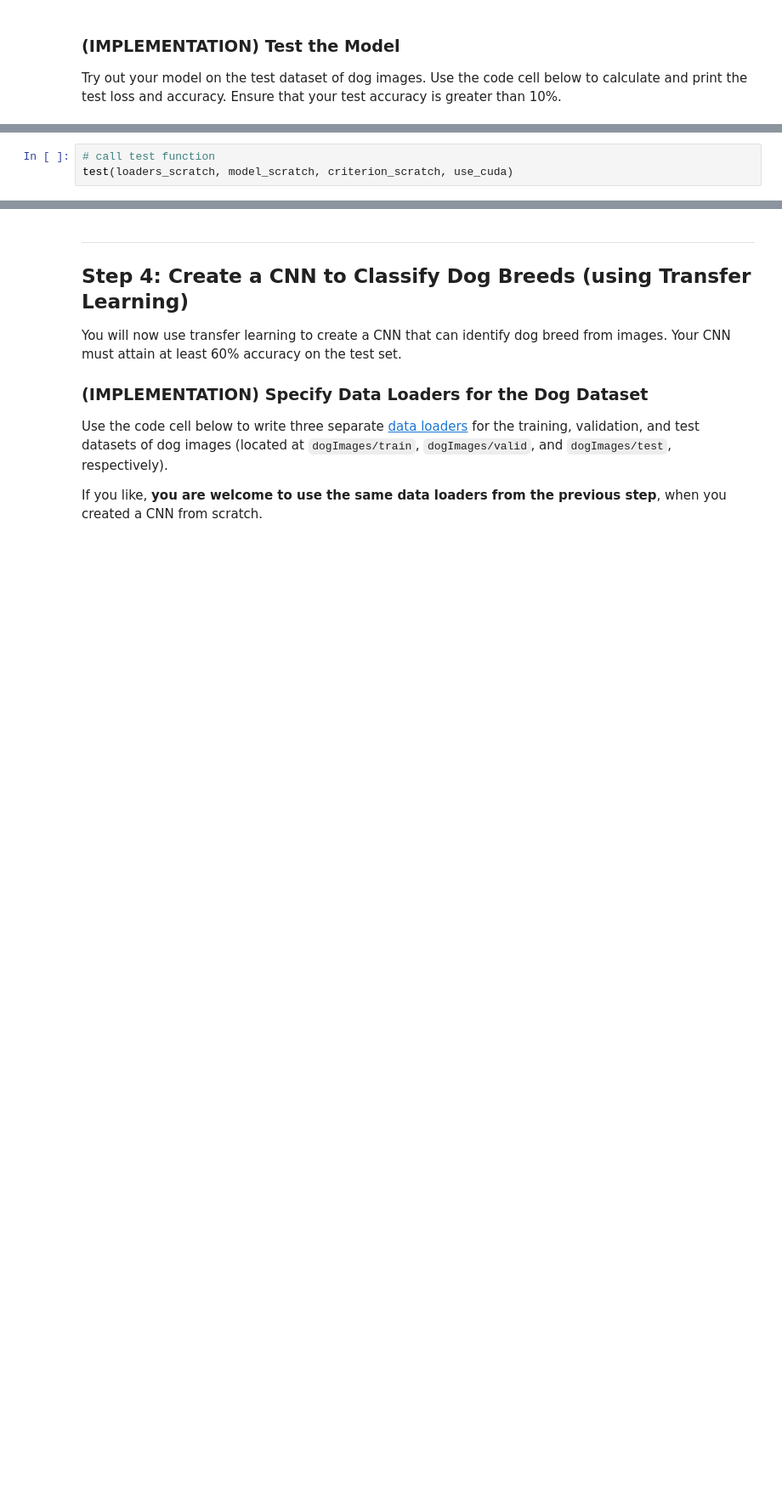
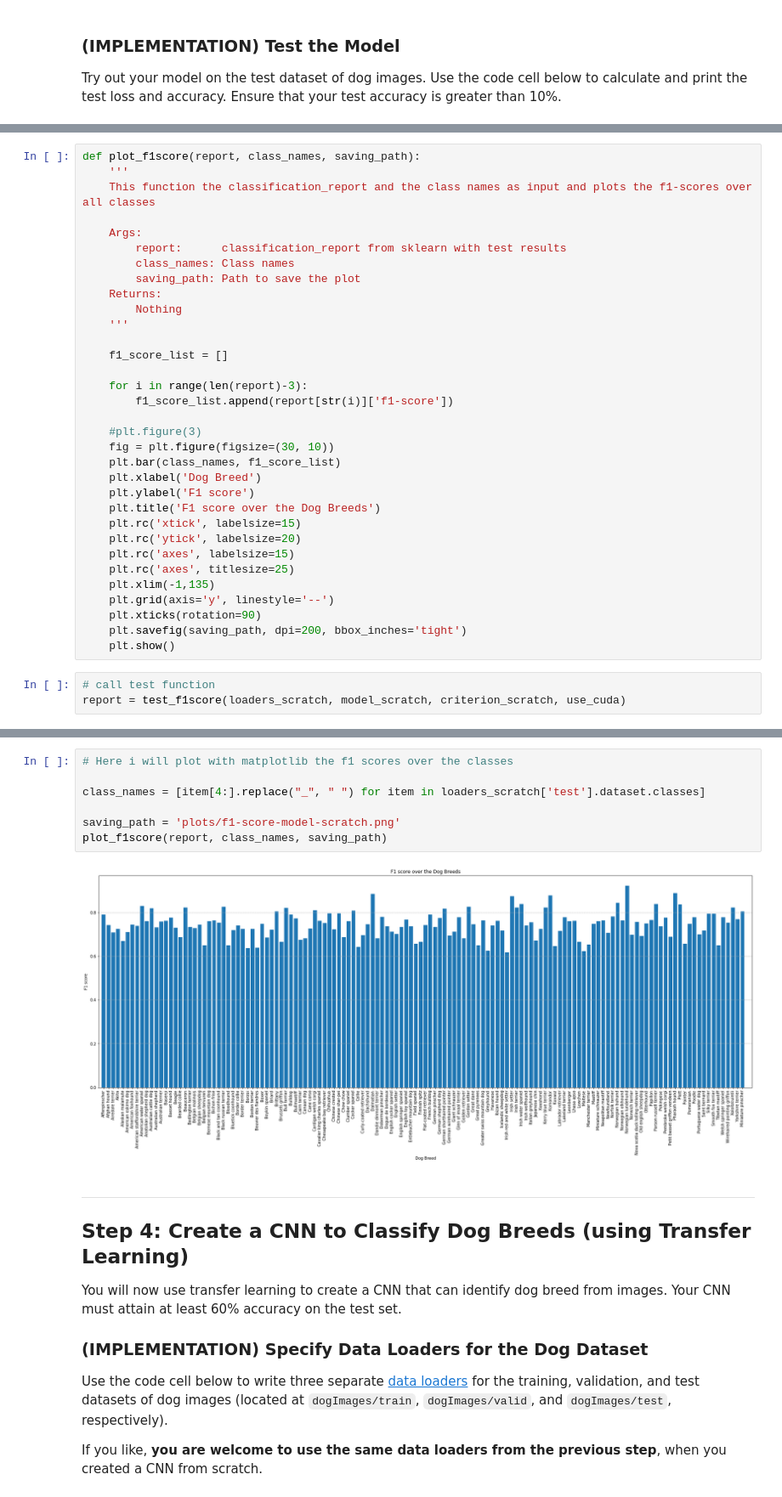
Before and after one commit to BayTown/UD-MLND-Dog-Breed-Classifier, a Jupyter notebook: dog_app.ipynb, the cells around one changed output, grey strips where cells are left out. Shown at 85% size. Drawn from its saved outputs; the diff is of its cells as text; blank space fills up the shorter version.

```diff
--- a/dog_app.ipynb
+++ b/dog_app.ipynb
@@ -745,4 +835,37 @@ def test(loaders, model, criterion, use_cuda):
+# %%
+def plot_f1score(report, class_names, saving_path):
+    '''
+    This function the classification_report and the class names as input and plots the f1-scores over all classes
+
+    Args:
+        report:      classification_report from sklearn with test results
+        class_names: Class names
+        saving_path: Path to save the plot
+    Returns:
+        Nothing
+    '''
+
+    f1_score_list = []
+
+    for i in range(len(report)-3):
+        f1_score_list.append(report[str(i)]['f1-score'])
+
+    #plt.figure(3)
+    fig = plt.figure(figsize=(30, 10))
+    plt.bar(class_names, f1_score_list)
+    plt.xlabel('Dog Breed')
+    plt.ylabel('F1 score')
+    plt.title('F1 score over the Dog Breeds')
+    plt.rc('xtick', labelsize=15)
+    plt.rc('ytick', labelsize=20)
+    plt.rc('axes', labelsize=15)
+    plt.rc('axes', titlesize=25)
+    plt.xlim(-1,135)
+    plt.grid(axis='y', linestyle='--')
+    plt.xticks(rotation=90)
+    plt.savefig(saving_path, dpi=200, bbox_inches='tight')
+    plt.show()
 # %%
 # call test function
-test(loaders_scratch, model_scratch, criterion_scratch, use_cuda)
+report = test_f1score(loaders_scratch, model_scratch, criterion_scratch, use_cuda)
 # %% [output]
@@ -753,3 +876,12 @@ Test Accuracy: 75% (5088/6756)
+# %%
+# Here i will plot with matplotlib the f1 scores over the classes
+
+class_names = [item[4:].replace("_", " ") for item in loaders_scratch['test'].dataset.classes]
+
+saving_path = 'plots/f1-score-model-scratch.png'
+plot_f1score(report, class_names, saving_path)
+# %% [output]
+[figure, added]
 # %% [markdown]
 ---
 <a id='step4'></a>
```
Also changed, not shown: parts of 18 cells of this notebook, 3 other files.
